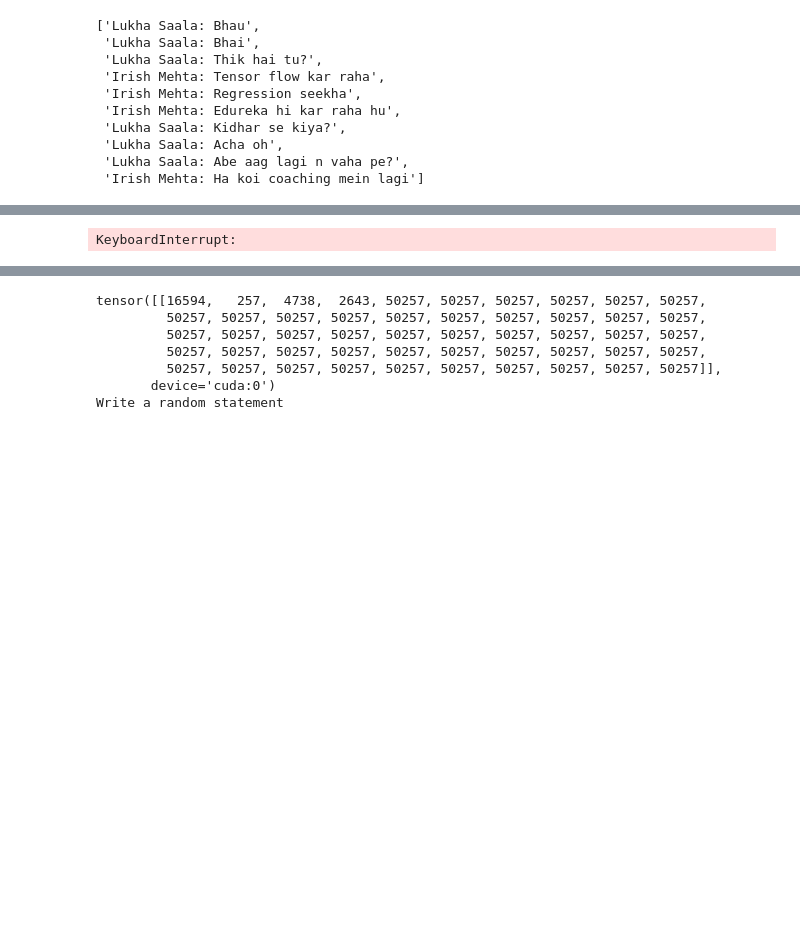
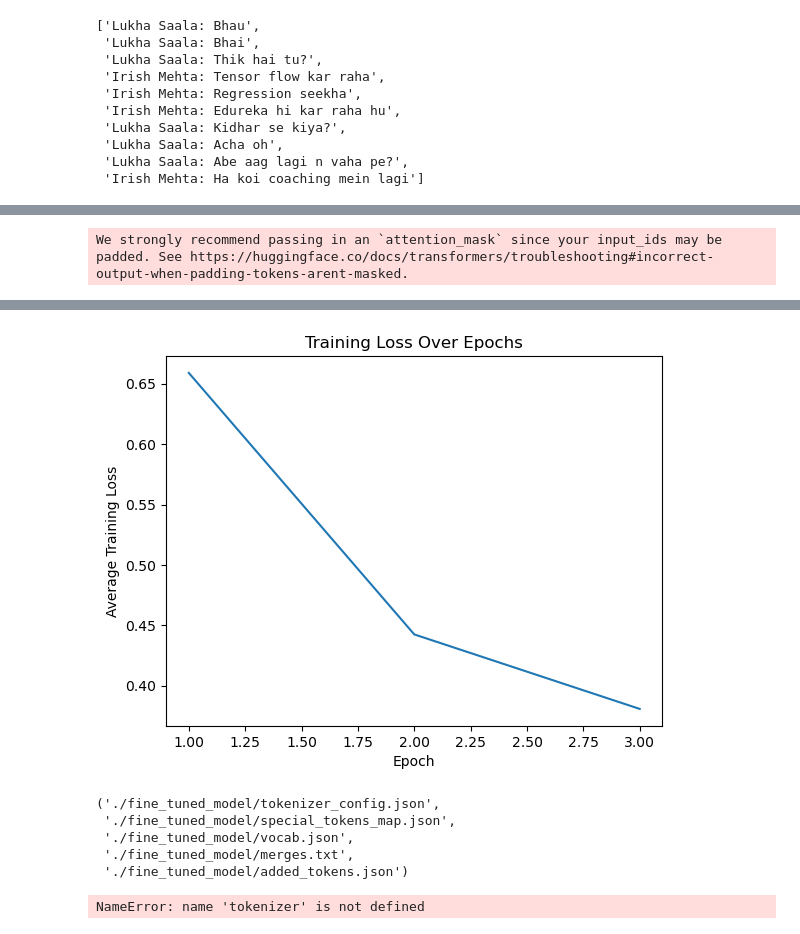
Before and after one commit to IrishMehta/MachineLearningFromScratch, a Jupyter notebook: Transformers Implementation.ipynb, the cells around one changed output, grey strips where cells are left out. Saved outputs shown, nothing was run; the diff lists cells and outputs as text; code cells hidden in the pictures; blank space fills up the shorter version.

Commit message:
Added new models

```diff
--- a/Transformers Implementation.ipynb
+++ b/Transformers Implementation.ipynb
@@ -501,17 +500,18 @@ import matplotlib.pyplot as plt
 device = torch.device("cuda" if torch.cuda.is_available() else "cpu")
 model = GPT2LMHeadModel.from_pretrained("gpt2")
 model.resize_token_embeddings(len(tokenizer))  # Resize embeddings if tokenizer was modified
+model.config.pad_token_id = tokenizer.pad_token_id
 model.to(device)
 
 # Step 2: Define the optimizer
-optimizer = AdamW(model.parameters(), lr=5e-2)
+optimizer = AdamW(model.parameters(), lr=5e-5)
 
 # Tracking losses for plotting
 epoch_losses = []
 
 # Step 3: Training loop
 num_epochs = 3
-model.train()  # Set model to training mode
+model.train()
 
 for epoch in range(num_epochs):
     total_loss = 0
@@ -520,21 +520,23 @@ for epoch in range(num_epochs):
 
         # Move input and target to device
         input_seq = input_seq.to(device)
-        target_word = target_word.to(device)
 
         # Forward pass
-        outputs = model(input_ids=input_seq, labels=input_seq)  # Causal language modeling
+        outputs = model(input_ids=input_seq, labels=input_seq)
         loss = outputs.loss
 
         # Backward pass and optimization
         optimizer.zero_grad()
         loss.backward()
+
+        # Clip gradients
+        torch.nn.utils.clip_grad_norm_(model.parameters(), max_norm=1.0)
+
         optimizer.step()
 
         # Track total loss
         total_loss += loss.item()
 
-    # Average loss for the epoch
     avg_loss = total_loss / len(dataloader)
     epoch_losses.append(avg_loss)
     print(f"Epoch {epoch + 1}/{num_epochs}, Loss: {avg_loss:.4f}")
@@ -550,4 +552,4 @@ plt.show()
 model.save_pretrained("./fine_tuned_model")
 tokenizer.save_pretrained("./fine_tuned_model")
 # %% [output]
-KeyboardInterrupt:
+We strongly recommend passing in an `attention_mask` since your input_ids may be padded. See https://huggingface.co/docs/transformers/troubleshooting#incorrect-output-when-padding-tokens-arent-masked.
@@ -554,3 +559,9 @@ KeyboardInterrupt:
+[figure, added]
+('./fine_tuned_model/tokenizer_config.json',
+ './fine_tuned_model/special_tokens_map.json',
+ './fine_tuned_model/vocab.json',
+ './fine_tuned_model/merges.txt',
+ './fine_tuned_model/added_tokens.json')
 # %%
 # Set the pad_token_id in the model to the tokenizer's pad token and disable EOS
 model.config.pad_token_id = tokenizer.pad_token_id
@@ -580,10 +591,4 @@ print(output)
 generated_text = tokenizer.decode(output[0], skip_special_tokens=True)
 print(generated_text)
 # %% [output]
-tensor([[16594,   257,  4738,  2643, 50257, 50257, 50257, 50257, 50257, 50257,
-         50257, 50257, 50257, 50257, 50257, 50257, 50257, 50257, 50257, 50257,
-         50257, 50257, 50257, 50257, 50257, 50257, 50257, 50257, 50257, 50257,
-         50257, 50257, 50257, 50257, 50257, 50257, 50257, 50257, 50257, 50257,
-         50257, 50257, 50257, 50257, 50257, 50257, 50257, 50257, 50257, 50257]],
-       device='cuda:0')
-Write a random statement
+NameError: name 'tokenizer' is not defined
```
Also changed, not shown: parts of 2 cells of this notebook, 2 other files.
